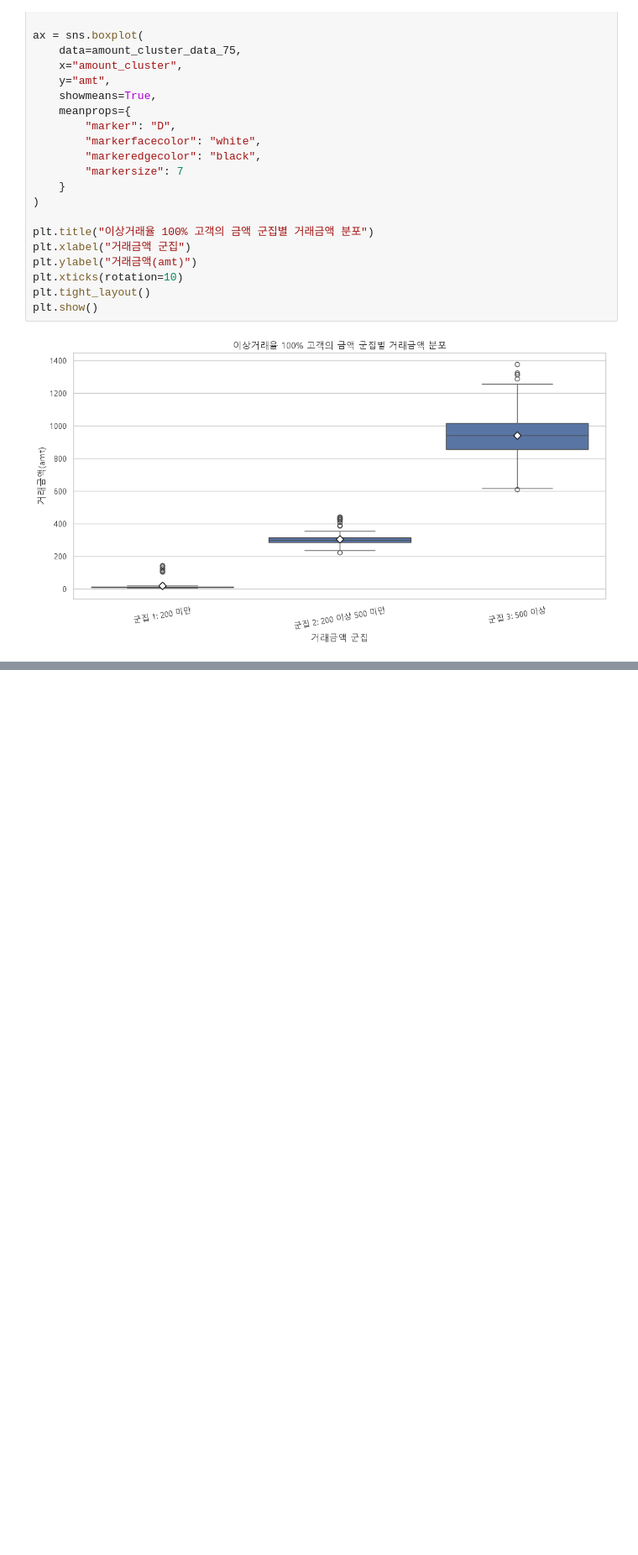
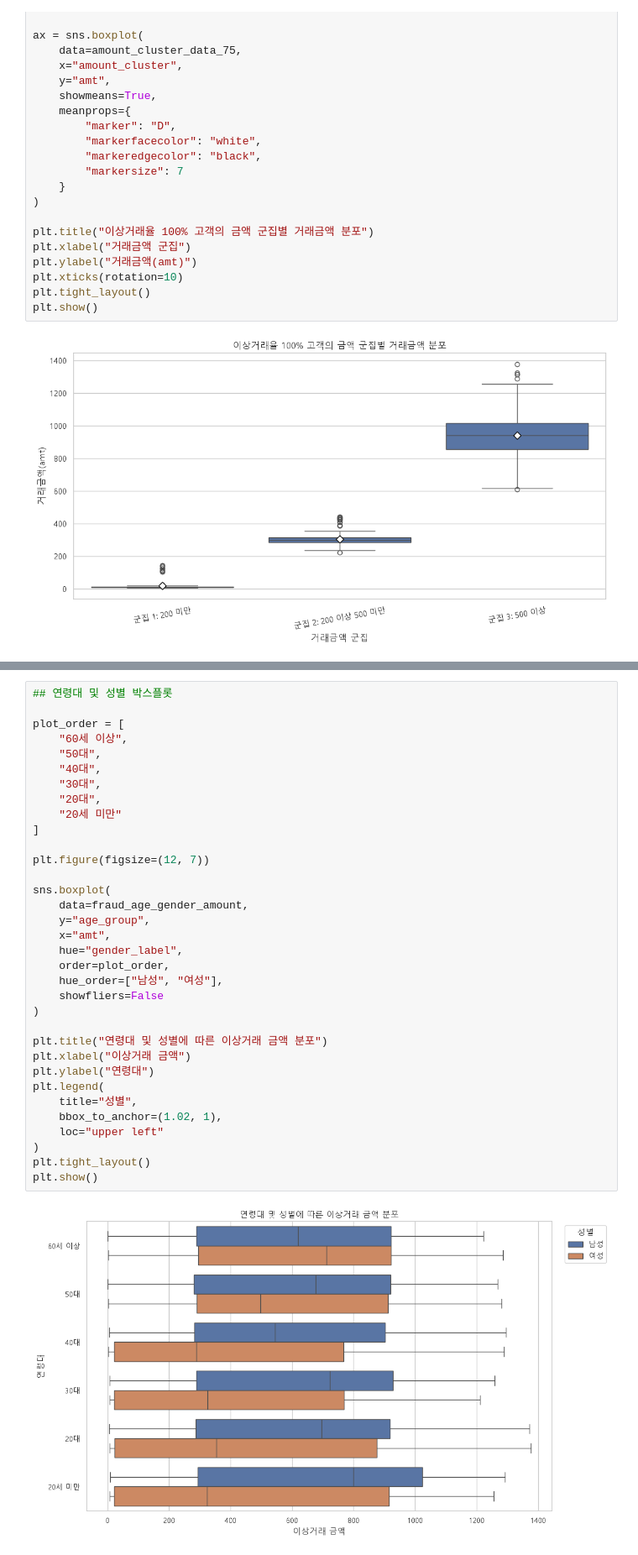
Before and after one commit to dayomschool/BDAI, a Jupyter notebook: eda/eda_민정.ipynb, the cells around one changed output, grey strips where cells are left out. Shown at 84% size. Saved outputs shown, nothing was run; the diff lists cells and outputs as text; blank space fills up the shorter version.

```diff
--- a/eda/eda_민정.ipynb
+++ b/eda/eda_민정.ipynb
@@ -4435,0 +4747,36 @@ plt.show()
+# %%
+## 연령대 및 성별 박스플롯
+
+plot_order = [
+    "60세 이상",
+    "50대",
+    "40대",
+    "30대",
+    "20대",
+    "20세 미만"
+]
+
+plt.figure(figsize=(12, 7))
+
+sns.boxplot(
+    data=fraud_age_gender_amount,
+    y="age_group",
+    x="amt",
+    hue="gender_label",
+    order=plot_order,
+    hue_order=["남성", "여성"],
+    showfliers=False
+)
+
+plt.title("연령대 및 성별에 따른 이상거래 금액 분포")
+plt.xlabel("이상거래 금액")
+plt.ylabel("연령대")
+plt.legend(
+    title="성별",
+    bbox_to_anchor=(1.02, 1),
+    loc="upper left"
+)
+plt.tight_layout()
+plt.show()
+# %% [output]
+[figure, added]
```
Also changed, not shown: parts of 13 cells of this notebook.
